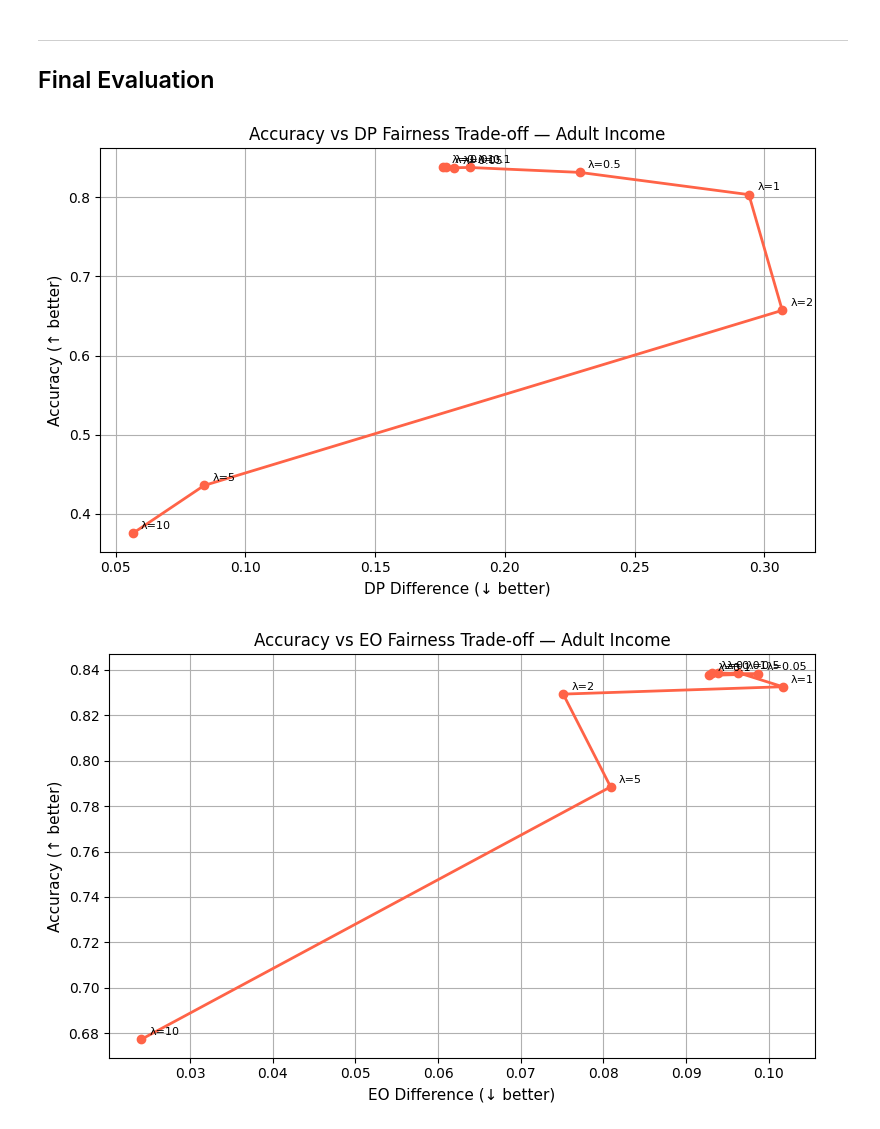
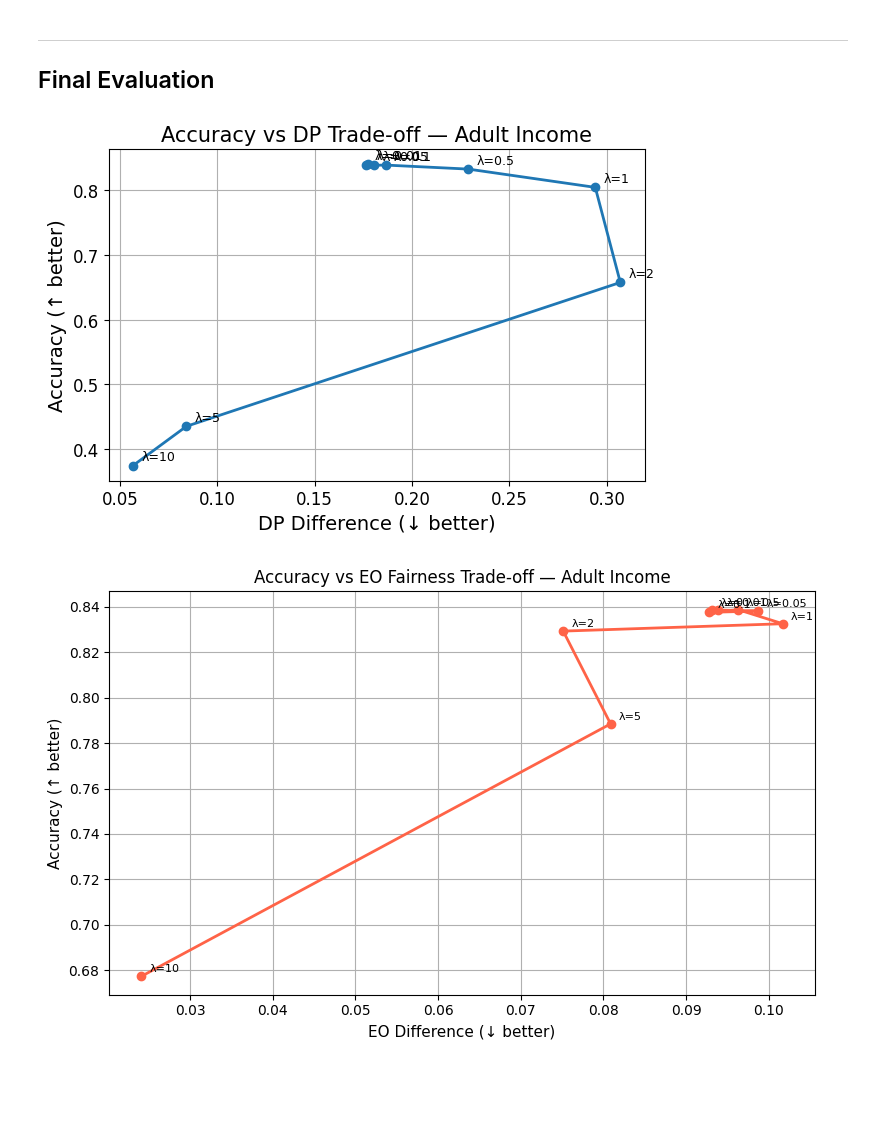
Before and after one commit to OneHitRickk/Fairness-Aware-Loss-Function-Design-for-Healthcare-Risk-Prediction, a Jupyter notebook: Adult_Income_4F90.ipynb, the cells around one changed output. Drawn from its saved outputs; the diff is of its cells as text; code cells hidden in the pictures; blank space fills up the shorter version.

```diff
--- a/Adult_Income_4F90.ipynb
+++ b/Adult_Income_4F90.ipynb
@@ -1304,24 +1332,56 @@ for res in results_eo.values():
     ))
 ai_eo_data_live.sort(key=lambda x: x[0])
 # %%
+# AAAI-friendly plotting configuration
+plt.rcParams.update({
+    'font.size': 14,
+    'axes.labelsize': 14,
+    'axes.titlesize': 15,
+    'xtick.labelsize': 12,
+    'ytick.labelsize': 12,
+    'legend.fontsize': 11,
+    'lines.linewidth': 2
+})
+
 # Plot 1 — DP Trade-off
 lams = [d[0] for d in ai_dp_data_live]
 accs = [d[1] for d in ai_dp_data_live]
 dps  = [d[3] for d in ai_dp_data_live]
 
-plt.figure(figsize=(8, 5))
-plt.plot(dps, accs, marker='o', color='tomato', linewidth=2)
+plt.figure(figsize=(6.5, 4.5))
+
+plt.plot(
+    dps,
+    accs,
+    marker='o',
+    linewidth=2
+)
+
 for i, lam in enumerate(lams):
-    plt.annotate(f"λ={lam}", (dps[i], accs[i]),
-                 textcoords="offset points", xytext=(6, 3), fontsize=8)
-plt.xlabel("DP Difference (↓ better)", fontsize=11)
-plt.ylabel("Accuracy (↑ better)", fontsize=11)
-plt.title("Accuracy vs DP Fairness Trade-off — Adult Income", fontsize=12)
+    plt.annotate(
+        f"λ={lam}",
+        (dps[i], accs[i]),
+        textcoords="offset points",
+        xytext=(6, 4),
+        fontsize=9
+    )
+
+plt.xlabel("DP Difference (↓ better)")
+plt.ylabel("Accuracy (↑ better)")
+plt.title("Accuracy vs DP Trade-off — Adult Income")
+
 plt.grid(True)
 plt.tight_layout()
+
+plt.savefig(
+    "ai_dp_tradeoff.png",
+    dpi=300,
+    bbox_inches='tight'
+)
+
 plt.show()
 # %% [output]
-[figure, old version]
+[figure, new version]
 # %%
 # Plot 2 — EO Trade-off
 lams = [d[0] for d in ai_eo_data_live]
```
Also changed, not shown: parts of 12 cells of this notebook, 5 other files.
